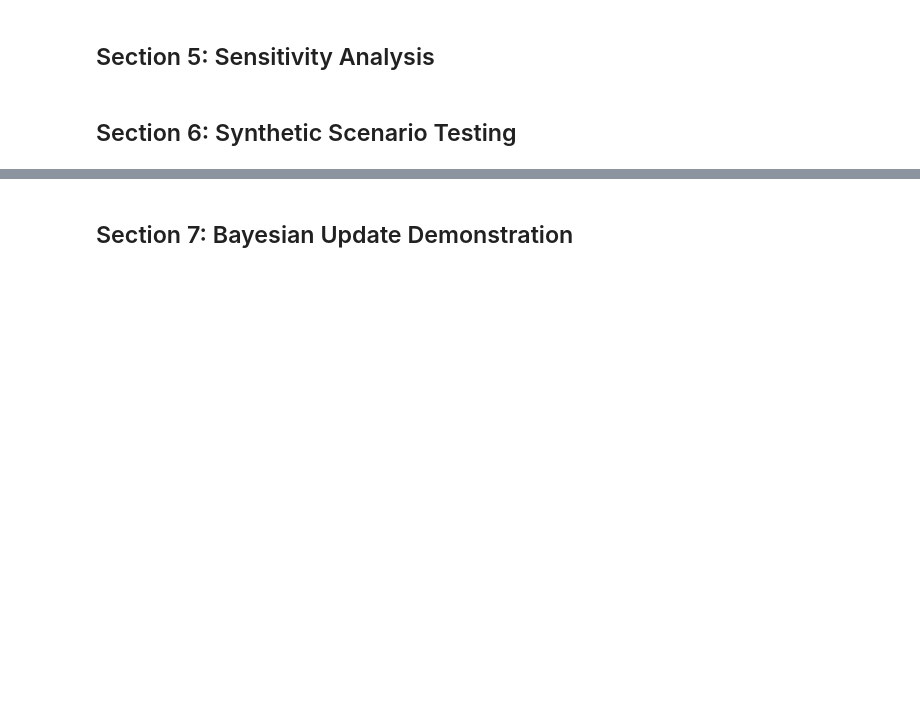
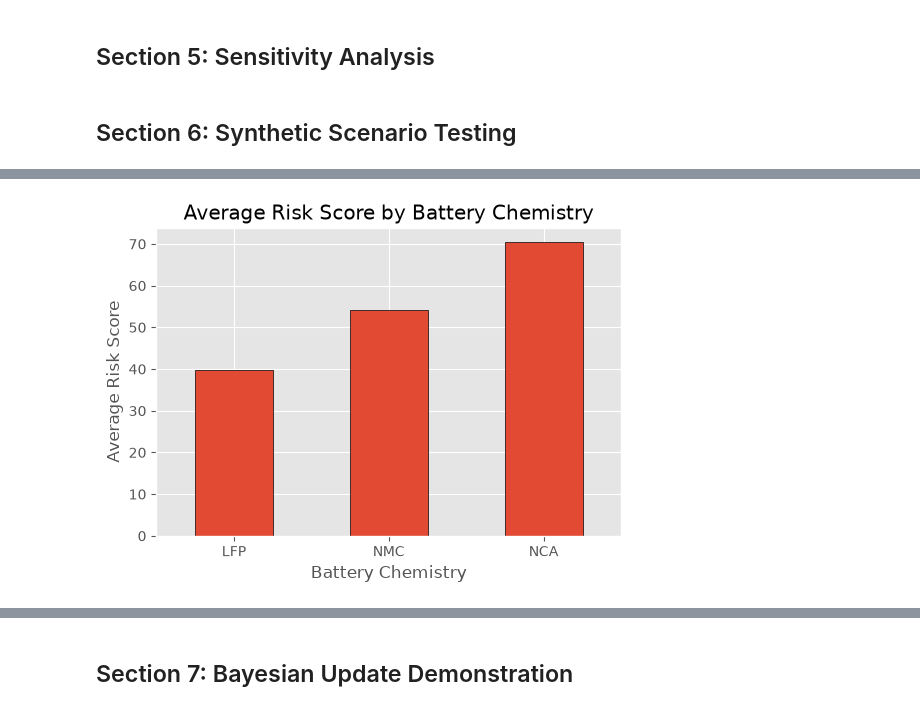
Before and after one commit to akashgupta0728/Zensung-Malaysia-EV, a Jupyter notebook: EV_Risk_Scoring_Model.ipynb, the cells around one changed output, grey strips where cells are left out. Drawn from its saved outputs; the diff is of its cells as text; code cells hidden in the pictures; blank space fills up the shorter version.

```diff
--- a/EV_Risk_Scoring_Model.ipynb
+++ b/EV_Risk_Scoring_Model.ipynb
@@ -252,0 +314,17 @@ Name: count, dtype: int64
+# %%
+plt.figure(figsize=(6,4))
+
+df.groupby("battery_chemistry")["risk_score"] \
+  .mean() \
+  .sort_values() \
+  .plot(kind="bar", edgecolor="black")
+
+plt.title("Average Risk Score by Battery Chemistry")
+plt.xlabel("Battery Chemistry")
+plt.ylabel("Average Risk Score")
+
+plt.xticks(rotation=0)
+
+plt.show()
+# %% [output]
+[figure, added]
```
Also changed, not shown: parts of 10 cells of this notebook.
